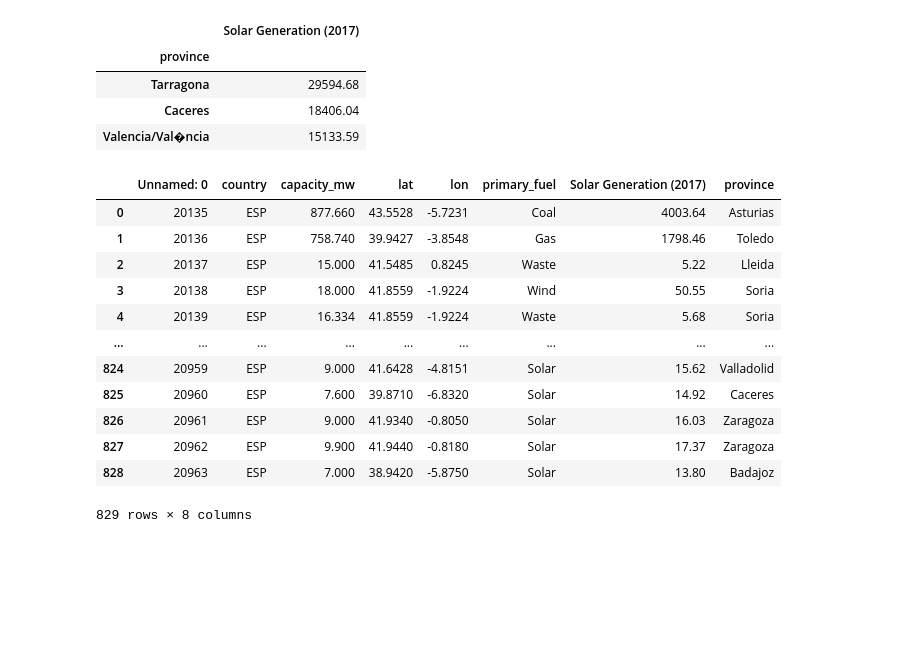
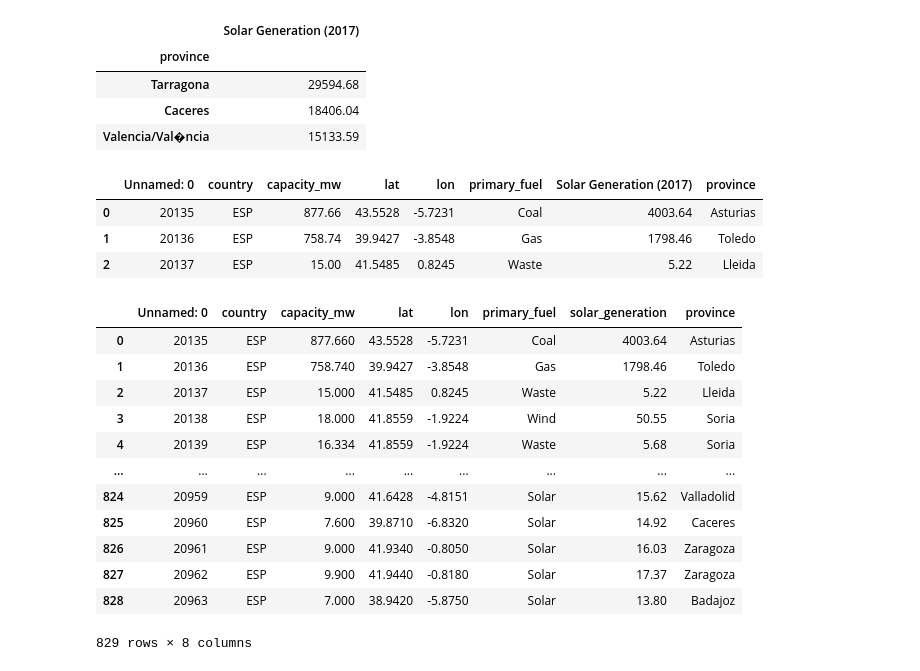
Before and after one commit to poloniki/solar-panel-efficiency, a Jupyter notebook: front_end/MapProvincias.ipynb, the cells around one changed output. Saved outputs shown, nothing was run; the diff lists cells and outputs as text; code cells hidden in the pictures; blank space fills up the shorter version.

```diff
--- a/front_end/MapProvincias.ipynb
+++ b/front_end/MapProvincias.ipynb
@@ -29,16 +27,7 @@ energy.to_csv('Energy_Province.csv',index=False)
 # %%
-energy
+energy.head(3)
 # %% [output]
 |  | Unnamed: 0 | country | capacity_mw | lat | lon | primary_fuel | Solar Generation (2017) | province |
-| 0 | 20135 | ESP | 877.660 | 43.5528 | -5.7231 | Coal | 4003.64 | Asturias |
-| 1 | 20136 | ESP | 758.740 | 39.9427 | -3.8548 | Gas | 1798.46 | Toledo |
-| 2 | 20137 | ESP | 15.000 | 41.5485 | 0.8245 | Waste | 5.22 | Lleida |
-| 3 | 20138 | ESP | 18.000 | 41.8559 | -1.9224 | Wind | 50.55 | Soria |
-| 4 | 20139 | ESP | 16.334 | 41.8559 | -1.9224 | Waste | 5.68 | Soria |
-| ... | ... | ... | ... | ... | ... | ... | ... | ... |
-| 824 | 20959 | ESP | 9.000 | 41.6428 | -4.8151 | Solar | 15.62 | Valladolid |
-| 825 | 20960 | ESP | 7.600 | 39.8710 | -6.8320 | Solar | 14.92 | Caceres |
-| 826 | 20961 | ESP | 9.000 | 41.9340 | -0.8050 | Solar | 16.03 | Zaragoza |
-| 827 | 20962 | ESP | 9.900 | 41.9440 | -0.8180 | Solar | 17.37 | Zaragoza |
-| 828 | 20963 | ESP | 7.000 | 38.9420 | -5.8750 | Solar | 13.80 | Badajoz |
+| 0 | 20135 | ESP | 877.66 | 43.5528 | -5.7231 | Coal | 4003.64 | Asturias |
+| 1 | 20136 | ESP | 758.74 | 39.9427 | -3.8548 | Gas | 1798.46 | Toledo |
+| 2 | 20137 | ESP | 15.00 | 41.5485 | 0.8245 | Waste | 5.22 | Lleida |
-829 rows × 8 columns
@@ -44,0 +55,16 @@ energy
+# %%
+data
+# %% [output]
+|  | Unnamed: 0 | country | capacity_mw | lat | lon | primary_fuel | solar_generation | province |
+| 0 | 20135 | ESP | 877.660 | 43.5528 | -5.7231 | Coal | 4003.64 | Asturias |
+| 1 | 20136 | ESP | 758.740 | 39.9427 | -3.8548 | Gas | 1798.46 | Toledo |
+| 2 | 20137 | ESP | 15.000 | 41.5485 | 0.8245 | Waste | 5.22 | Lleida |
+| 3 | 20138 | ESP | 18.000 | 41.8559 | -1.9224 | Wind | 50.55 | Soria |
+| 4 | 20139 | ESP | 16.334 | 41.8559 | -1.9224 | Waste | 5.68 | Soria |
+| ... | ... | ... | ... | ... | ... | ... | ... | ... |
+| 824 | 20959 | ESP | 9.000 | 41.6428 | -4.8151 | Solar | 15.62 | Valladolid |
+| 825 | 20960 | ESP | 7.600 | 39.8710 | -6.8320 | Solar | 14.92 | Caceres |
+| 826 | 20961 | ESP | 9.000 | 41.9340 | -0.8050 | Solar | 16.03 | Zaragoza |
+| 827 | 20962 | ESP | 9.900 | 41.9440 | -0.8180 | Solar | 17.37 | Zaragoza |
+| 828 | 20963 | ESP | 7.000 | 38.9420 | -5.8750 | Solar | 13.80 | Badajoz |
+829 rows × 8 columns
```
Also changed, not shown: parts of 7 cells of this notebook.
